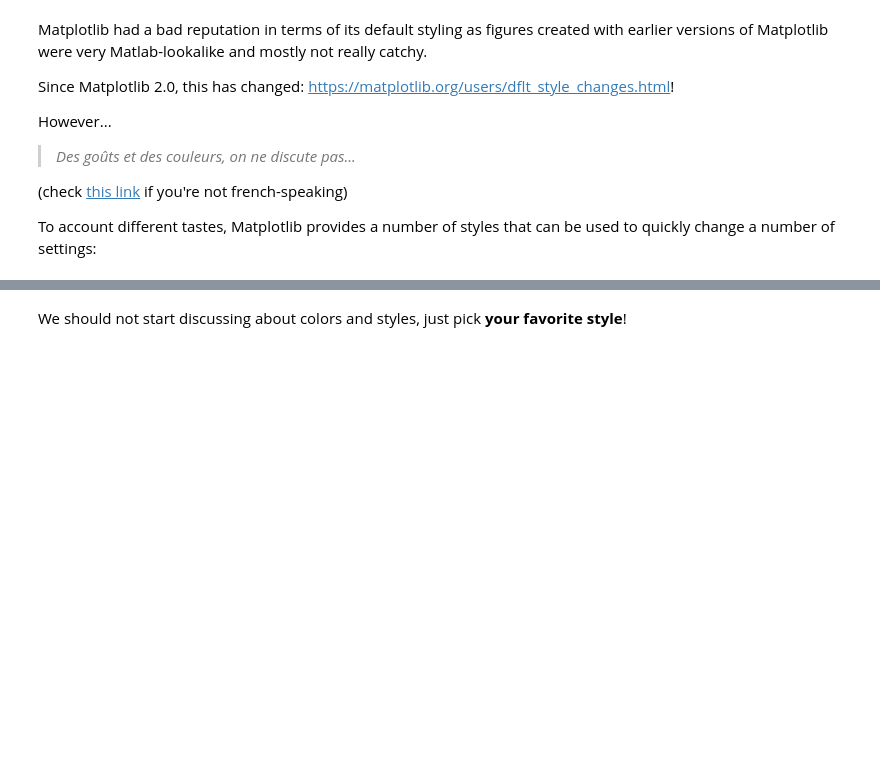
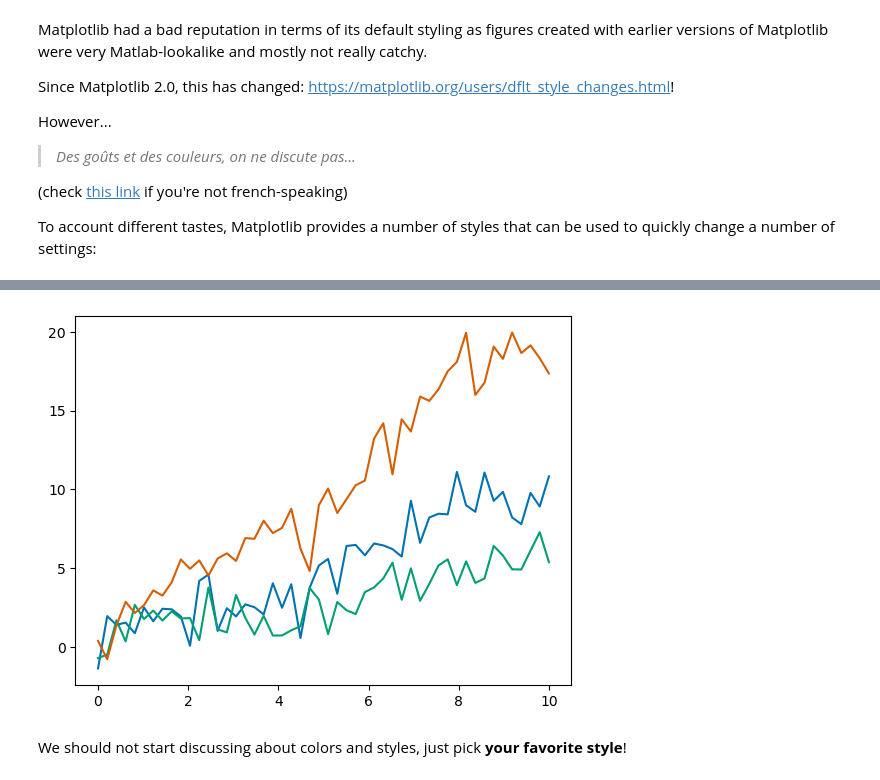
Before and after one commit to jorisvandenbossche/course-python-geospatial, a Jupyter notebook: notebooks/visualization-01-matplotlib.ipynb, the cells around one changed output, grey strips where cells are left out. Cells and saved outputs as stored; diff of their text form; code cells hidden in the pictures; blank space fills up the shorter version.

```diff
--- a/notebooks/visualization-01-matplotlib.ipynb
+++ b/notebooks/visualization-01-matplotlib.ipynb
@@ -160,11 +202,13 @@ plt.style.available
 # %%
 x = np.linspace(0, 10)
 
-with plt.style.context('seaborn-whitegrid'):  # 'seaborn', ggplot', 'bmh', 'grayscale', 'seaborn-whitegrid', 'seaborn-muted'
+with plt.style.context('seaborn-v0_8-colorblind'):
     fig, ax = plt.subplots()
     ax.plot(x, np.sin(x) + x + np.random.randn(50))
     ax.plot(x, np.sin(x) + 0.5 * x + np.random.randn(50))
     ax.plot(x, np.sin(x) + 2 * x + np.random.randn(50))
+# %% [output]
+[figure, added]
 # %% [markdown]
 We should not start discussing about colors and styles, just pick **your favorite style**!
 # %%
```
Also changed, not shown: parts of 17 cells of this notebook, 15 other files.
